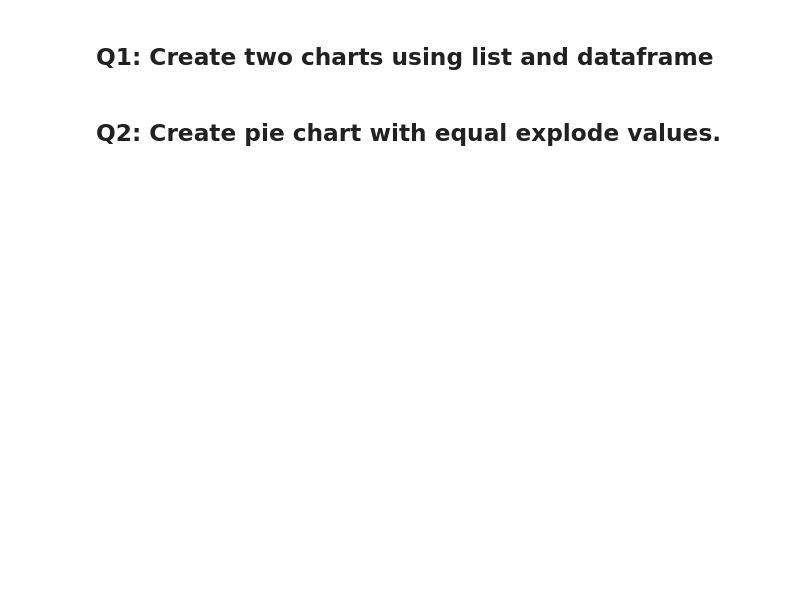
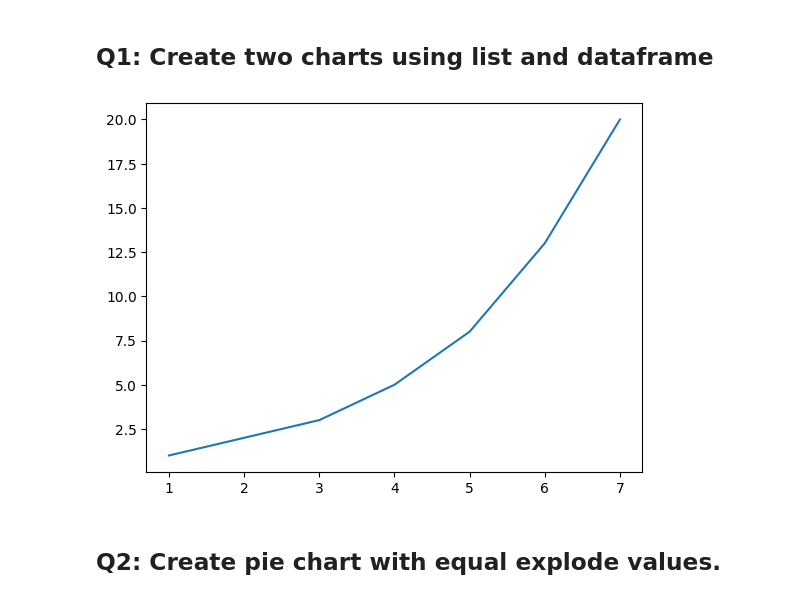
Before and after one commit to Tuwaiq-Data-Science-Bootcamp/Day8-Lab1-Matplotlib, a Jupyter notebook: Day#8_Matplotlib_Assignment.ipynb, the cells around one changed output. Saved outputs shown, nothing was run; the diff lists cells and outputs as text; code cells hidden in the pictures; blank space fills up the shorter version.

```diff
--- a/Day#8_Matplotlib_Assignment.ipynb
+++ b/Day#8_Matplotlib_Assignment.ipynb
@@ -4,5 +4,13 @@ import pandas as pd
 import matplotlib.pyplot as plt
 # %% [markdown]
 ## Q1: Create two charts using list and dataframe
+# %%
+x = np.array([1, 2, 3, 4, 5, 6, 7])
+y = pd.DataFrame([1, 2, 3, 5, 8, 13, 20])
+
+plt.plot(x, y)
+plt.show()
+# %% [output]
+[figure, added]
 # %% [markdown]
 ## Q2: Create pie chart with equal explode values.
```
Also changed, not shown: parts of 5 cells of this notebook.
